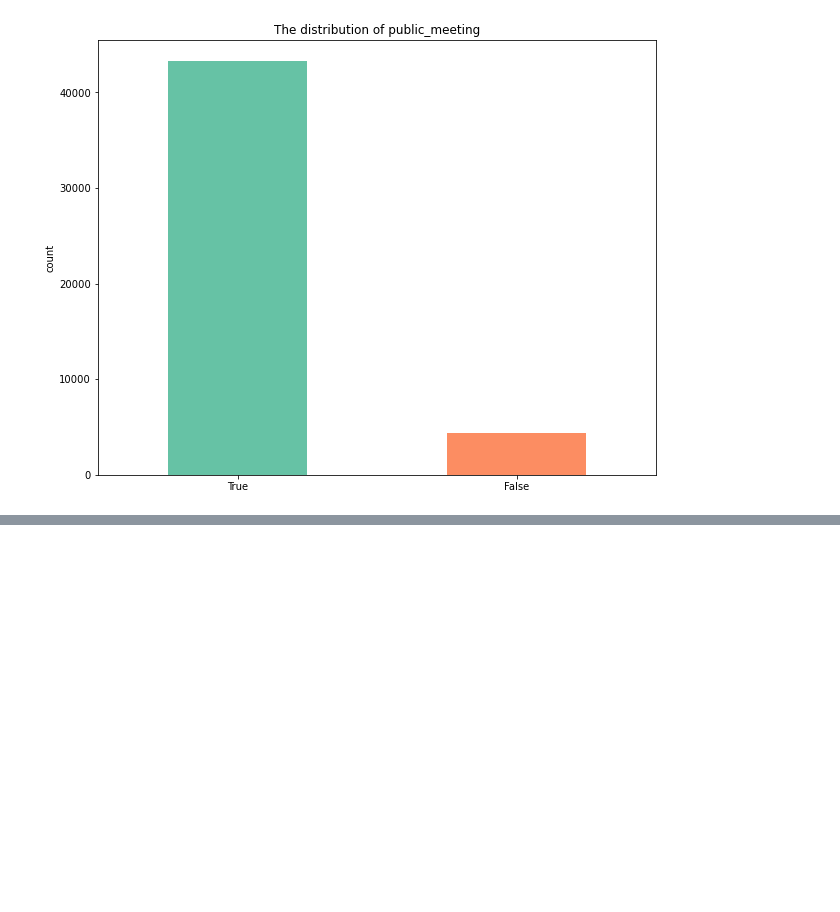
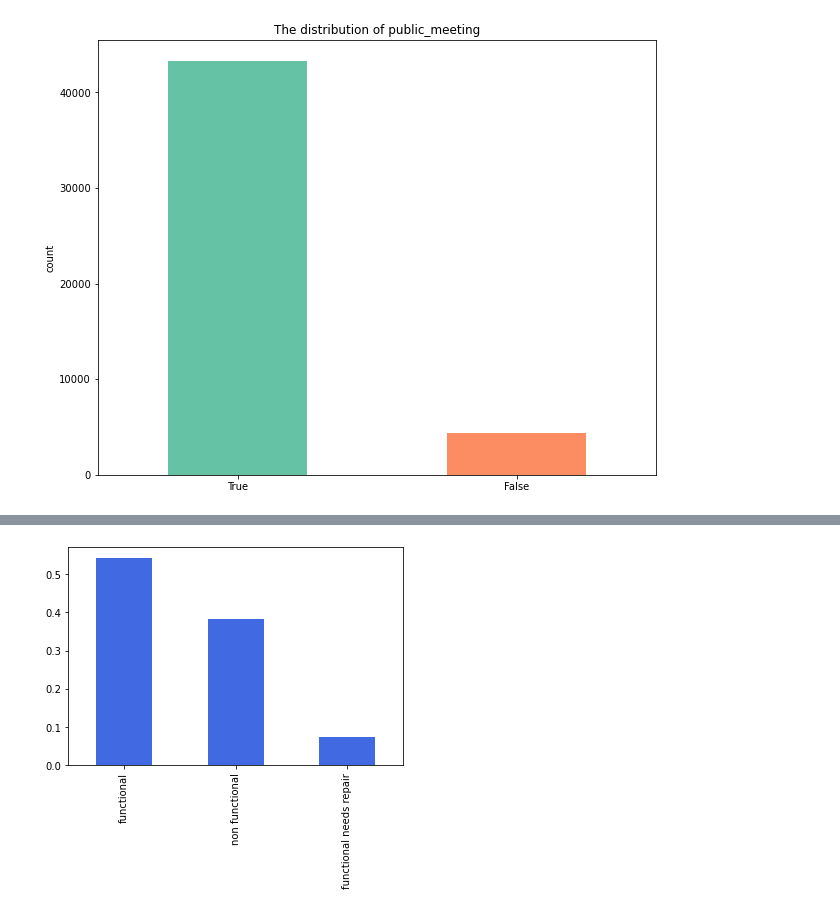
Before and after one commit to finitearth/DataExploration, a Jupyter notebook: luisa.ipynb, the cells around one changed output, grey strips where cells are left out. Saved outputs shown, nothing was run; the diff lists cells and outputs as text; code cells hidden in the pictures; blank space fills up the shorter version.

```diff
--- a/luisa.ipynb
+++ b/luisa.ipynb
@@ -204,0 +280,4 @@ fig.show()
+# %%
+train_data.status_group.value_counts(normalize="True").plot(kind="bar", color="royalblue");
+# %% [output]
+[figure, added]
```
Also changed, not shown: parts of 75 cells of this notebook.
